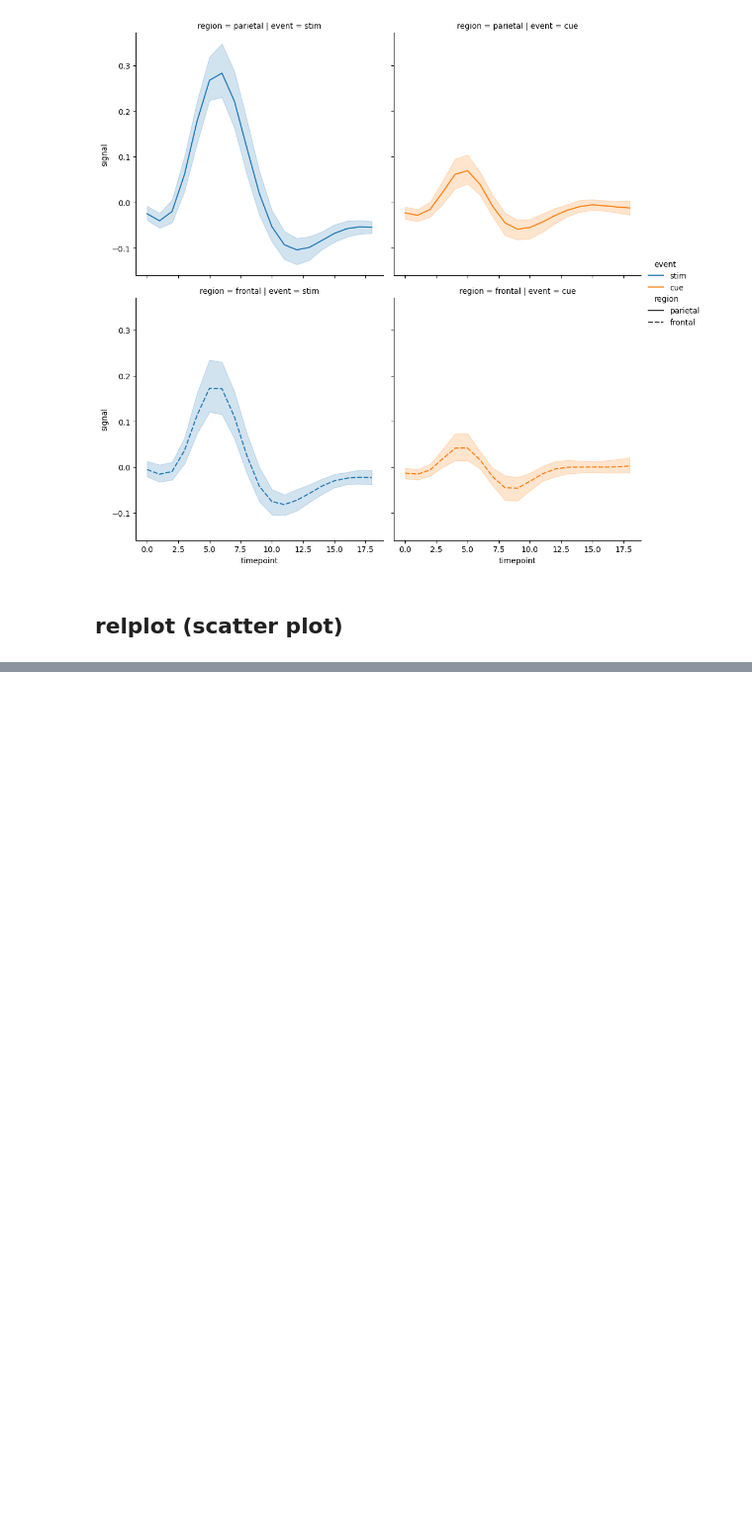
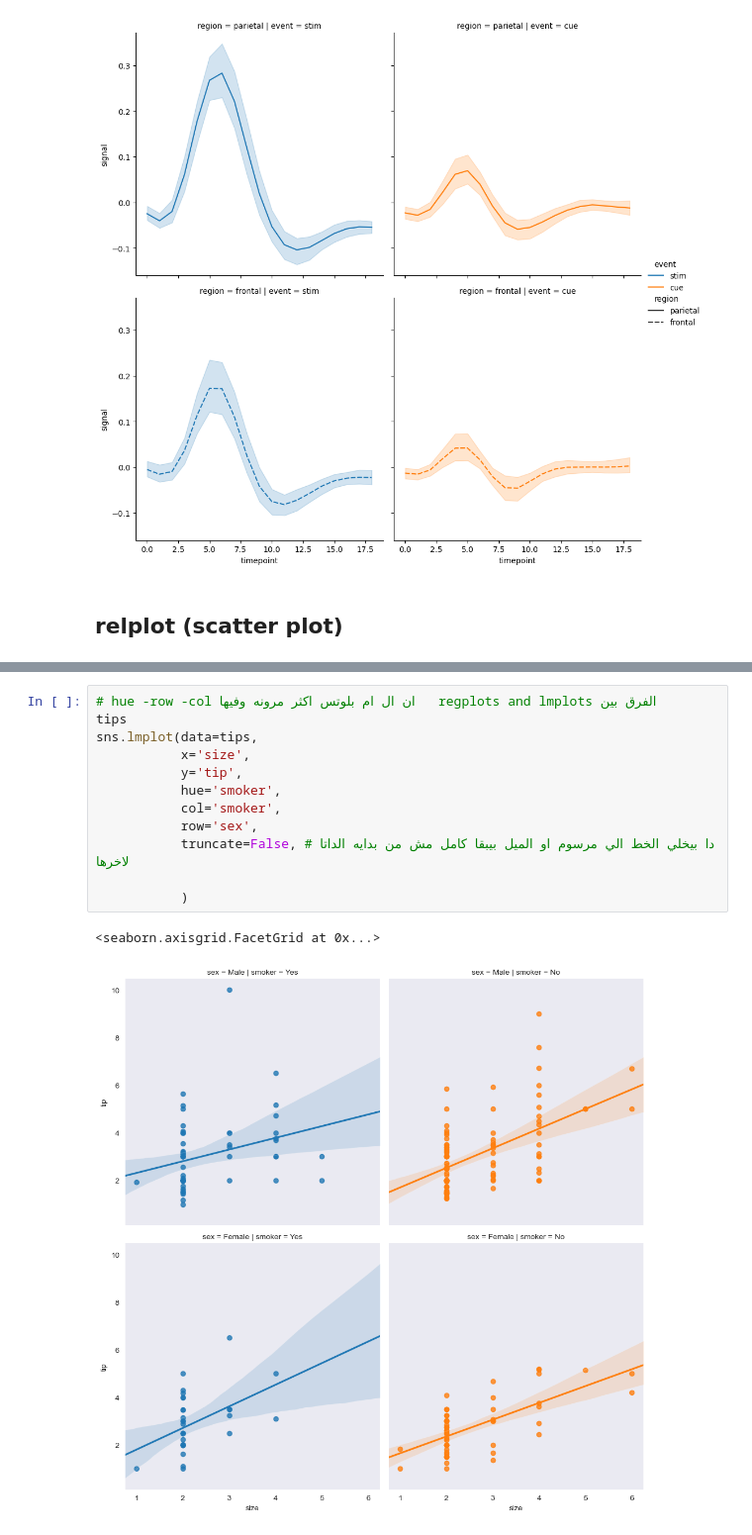
Before and after one commit to AhmedRefat1412/python, a Jupyter notebook: seaborn.ipynb, the cells around one changed output, grey strips where cells are left out. Shown: that part at 99% size. Drawn from its saved outputs; the diff is of its cells as text; blank space fills up the shorter version.

```diff
--- a/seaborn.ipynb
+++ b/seaborn.ipynb
@@ -89,0 +108,15 @@ sns.relplot(data=tips, x='total_bill',y='tip',hue="time", style='time',markers={
+# %%
+# hue -row -col ان ال ام بلوتس اكثر مرونه وفيها   regplots and lmplots الفرق بين
+tips
+sns.lmplot(data=tips,
+           x='size',
+           y='tip',
+           hue='smoker',
+           col='smoker',
+           row='sex',
+           truncate=False, # دا بيخلي الخط الي مرسوم او الميل بيبقا كامل مش من بدايه الداتا لاخرها
+
+           )
+# %% [output]
+<seaborn.axisgrid.FacetGrid at 0x...>
+[figure, added]
```
Also changed, not shown: parts of 4 cells of this notebook, 2 other files.
